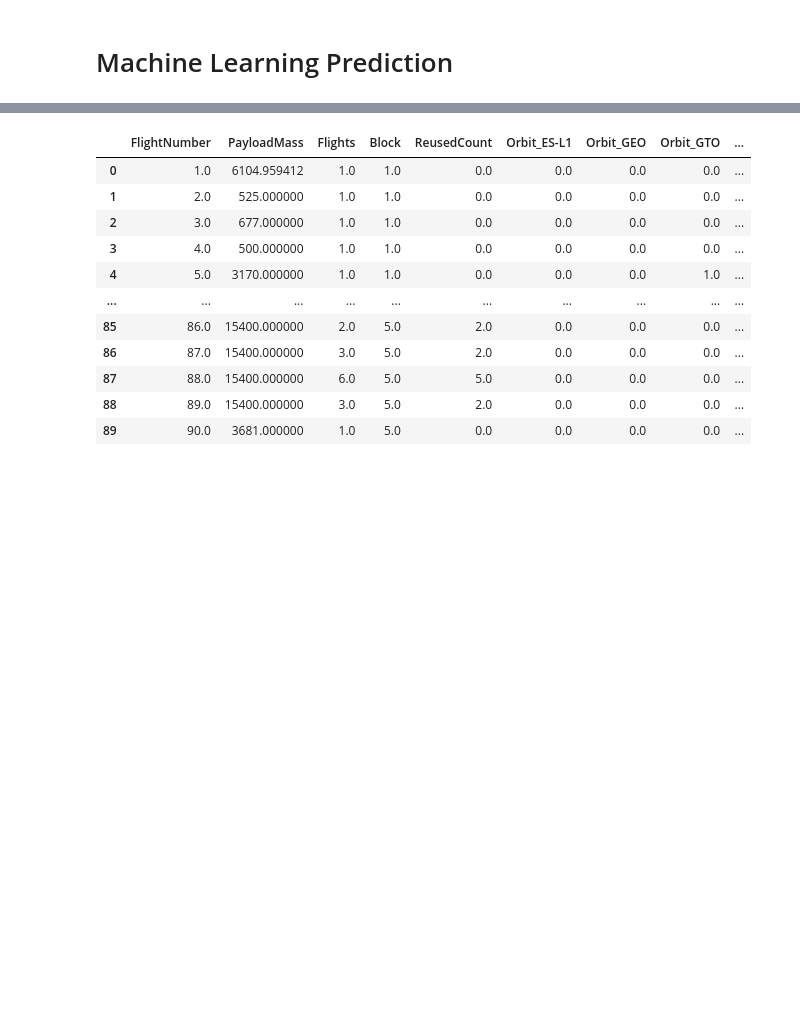
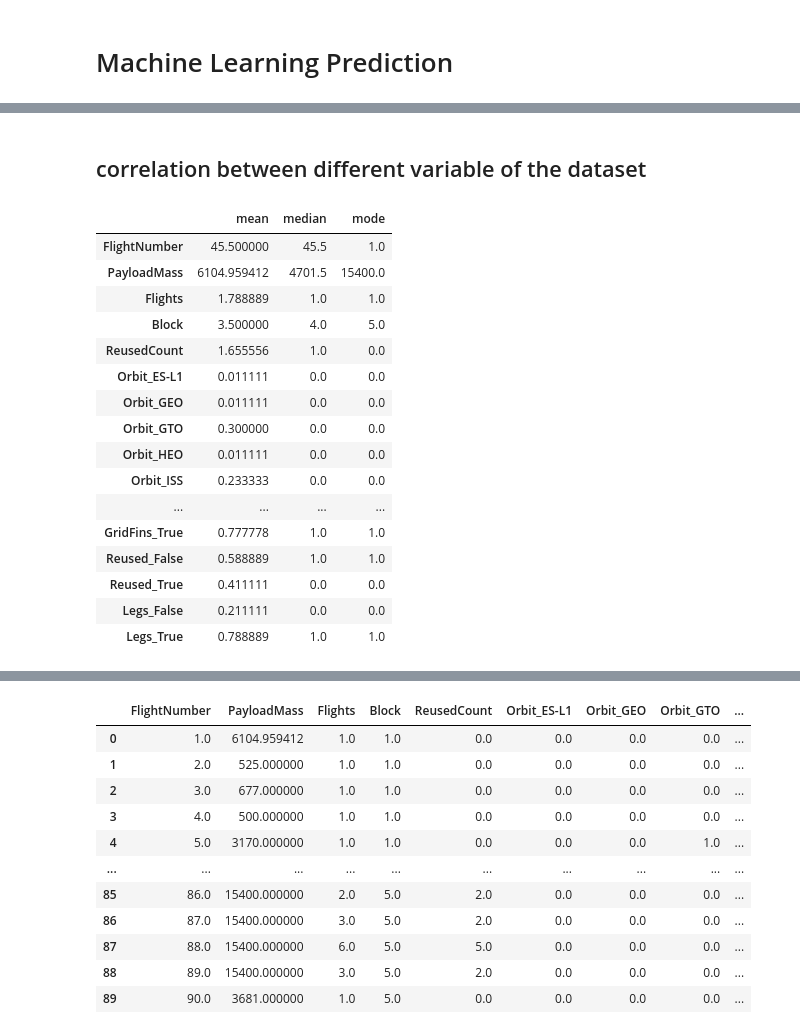
Before and after one commit to akriti-thakur/jupyter-notebook, a Jupyter notebook: space_x/spacex.ipynb, the cells around one changed output, grey strips where cells are left out. Drawn from its saved outputs; the diff is of its cells as text; code cells hidden in the pictures; blank space fills up the shorter version.

```diff
--- a/space_x/spacex.ipynb
+++ b/space_x/spacex.ipynb
@@ -675,0 +687,38 @@ Y = dm['Class'].to_numpy()
+# %% [markdown]
+## correlation between different variable of the dataset
+# %%
+cat= dp.select_dtypes(exclude=['number']).columns
+cat
+from sklearn.preprocessing import LabelEncoder
+l=LabelEncoder()
+for col in cat:
+    dp[col]=l.fit_transform(dp[col])
+
+
+d= pd.DataFrame({"mean":dp.mean(),"median":dp.median(),"mode":dp.mode().iloc[0].values})
+
+mm=X
+m= pd.DataFrame({"mean":mm.mean(),"median":mm.median(),"mode":mm.mode().iloc[0].values})
+
+# d.var()
+# m.var()
+
+m
+# %% [output]
+|  | mean | median | mode |
+| FlightNumber | 45.500000 | 45.5 | 1.0 |
+| PayloadMass | 6104.959412 | 4701.5 | 15400.0 |
+| Flights | 1.788889 | 1.0 | 1.0 |
+| Block | 3.500000 | 4.0 | 5.0 |
+| ReusedCount | 1.655556 | 1.0 | 0.0 |
+| Orbit_ES-L1 | 0.011111 | 0.0 | 0.0 |
+| Orbit_GEO | 0.011111 | 0.0 | 0.0 |
+| Orbit_GTO | 0.300000 | 0.0 | 0.0 |
+| Orbit_HEO | 0.011111 | 0.0 | 0.0 |
+| Orbit_ISS | 0.233333 | 0.0 | 0.0 |
+| ... | ... | ... | ... |
+| GridFins_True | 0.777778 | 1.0 | 1.0 |
+| Reused_False | 0.588889 | 1.0 | 1.0 |
+| Reused_True | 0.411111 | 0.0 | 0.0 |
+| Legs_False | 0.211111 | 0.0 | 0.0 |
+| Legs_True | 0.788889 | 1.0 | 1.0 |
```
Also changed, not shown: parts of 8 cells of this notebook.
